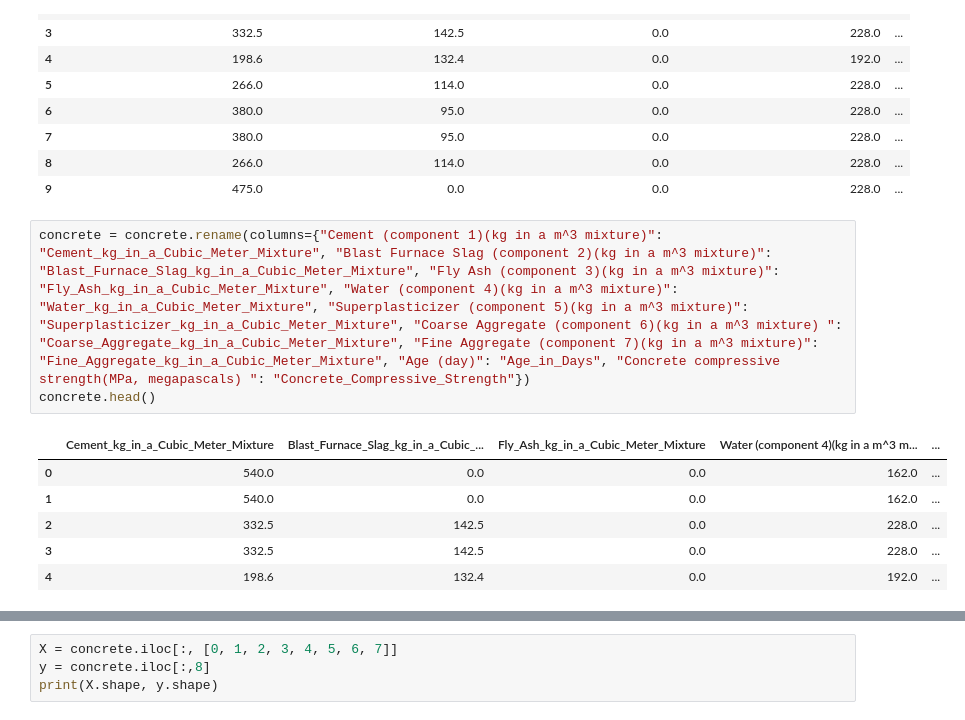
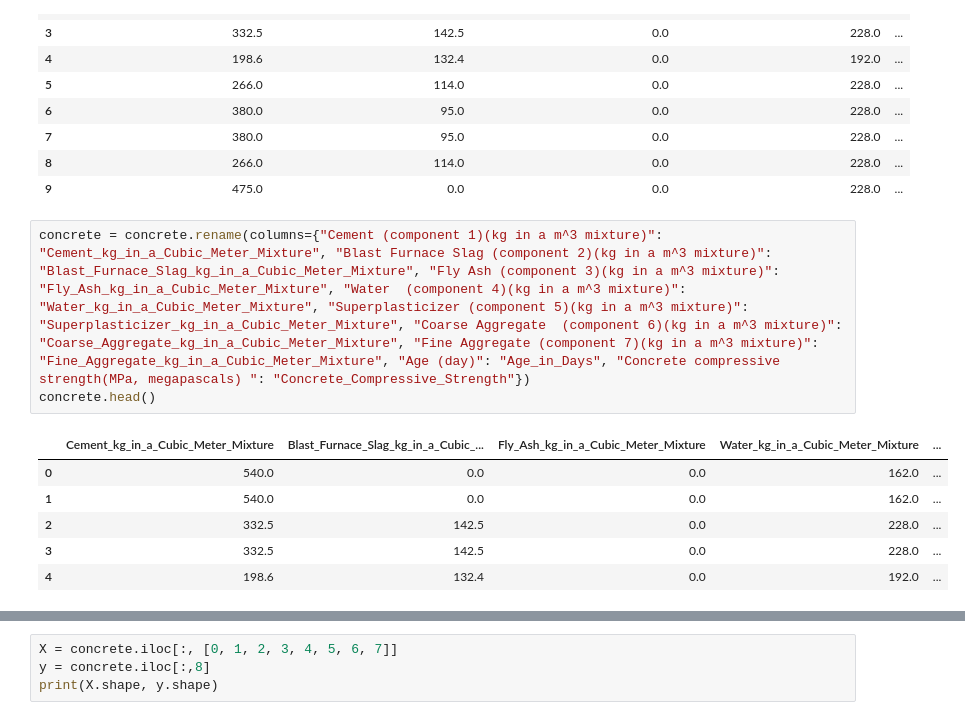
Before and after one commit to CoryOpie/Concrete-Project, a Jupyter notebook: ConcreteClean.ipynb, the cells around one changed output, grey strips where cells are left out. Saved outputs shown, nothing was run; the diff lists cells and outputs as text.

```diff
--- a/ConcreteClean.ipynb
+++ b/ConcreteClean.ipynb
@@ -130,10 +31,10 @@ concrete.head(10)
 | 8 | 266.0 | 114.0 | 0.0 | 228.0 | ... |
 | 9 | 475.0 | 0.0 | 0.0 | 228.0 | ... |
 # %%
-concrete = concrete.rename(columns={"Cement (component 1)(kg in a m^3 mixture)": "Cement_kg_in_a_Cubic_Meter_Mixture", "Blast Furnace Slag (component 2)(kg in a m^3 mixture)": "Blast_Furnace_Slag_kg_in_a_Cubic_Meter_Mixture", "Fly Ash (component 3)(kg in a m^3 mixture)": "Fly_Ash_kg_in_a_Cubic_Meter_Mixture", "Water (component 4)(kg in a m^3 mixture)": "Water_kg_in_a_Cubic_Meter_Mixture", "Superplasticizer (component 5)(kg in a m^3 mixture)": "Superplasticizer_kg_in_a_Cubic_Meter_Mixture", "Coarse Aggregate (component 6)(kg in a m^3 mixture) ": "Coarse_Aggregate_kg_in_a_Cubic_Meter_Mixture", "Fine Aggregate (component 7)(kg in a m^3 mixture)": "Fine_Aggregate_kg_in_a_Cubic_Meter_Mixture", "Age (day)": "Age_in_Days", "Concrete compressive strength(MPa, megapascals) ": "Concrete_Compressive_Strength"})
+concrete = concrete.rename(columns={"Cement (component 1)(kg in a m^3 mixture)": "Cement_kg_in_a_Cubic_Meter_Mixture", "Blast Furnace Slag (component 2)(kg in a m^3 mixture)": "Blast_Furnace_Slag_kg_in_a_Cubic_Meter_Mixture", "Fly Ash (component 3)(kg in a m^3 mixture)": "Fly_Ash_kg_in_a_Cubic_Meter_Mixture", "Water  (component 4)(kg in a m^3 mixture)": "Water_kg_in_a_Cubic_Meter_Mixture", "Superplasticizer (component 5)(kg in a m^3 mixture)": "Superplasticizer_kg_in_a_Cubic_Meter_Mixture", "Coarse Aggregate  (component 6)(kg in a m^3 mixture)": "Coarse_Aggregate_kg_in_a_Cubic_Meter_Mixture", "Fine Aggregate (component 7)(kg in a m^3 mixture)": "Fine_Aggregate_kg_in_a_Cubic_Meter_Mixture", "Age (day)": "Age_in_Days", "Concrete compressive strength(MPa, megapascals) ": "Concrete_Compressive_Strength"})
 concrete.head()
 # %% [output]
-|  | Cement_kg_in_a_Cubic_Meter_Mixture | Blast_Furnace_Slag_kg_in_a_Cubic_... | Fly_Ash_kg_in_a_Cubic_Meter_Mixture | Water (component 4)(kg in a m^3 m... | ... |
+|  | Cement_kg_in_a_Cubic_Meter_Mixture | Blast_Furnace_Slag_kg_in_a_Cubic_... | Fly_Ash_kg_in_a_Cubic_Meter_Mixture | Water_kg_in_a_Cubic_Meter_Mixture | ... |
 | 0 | 540.0 | 0.0 | 0.0 | 162.0 | ... |
 | 1 | 540.0 | 0.0 | 0.0 | 162.0 | ... |
 | 2 | 332.5 | 142.5 | 0.0 | 228.0 | ... |
```
Also changed, not shown: parts of 19 cells of this notebook, 6 other files.
